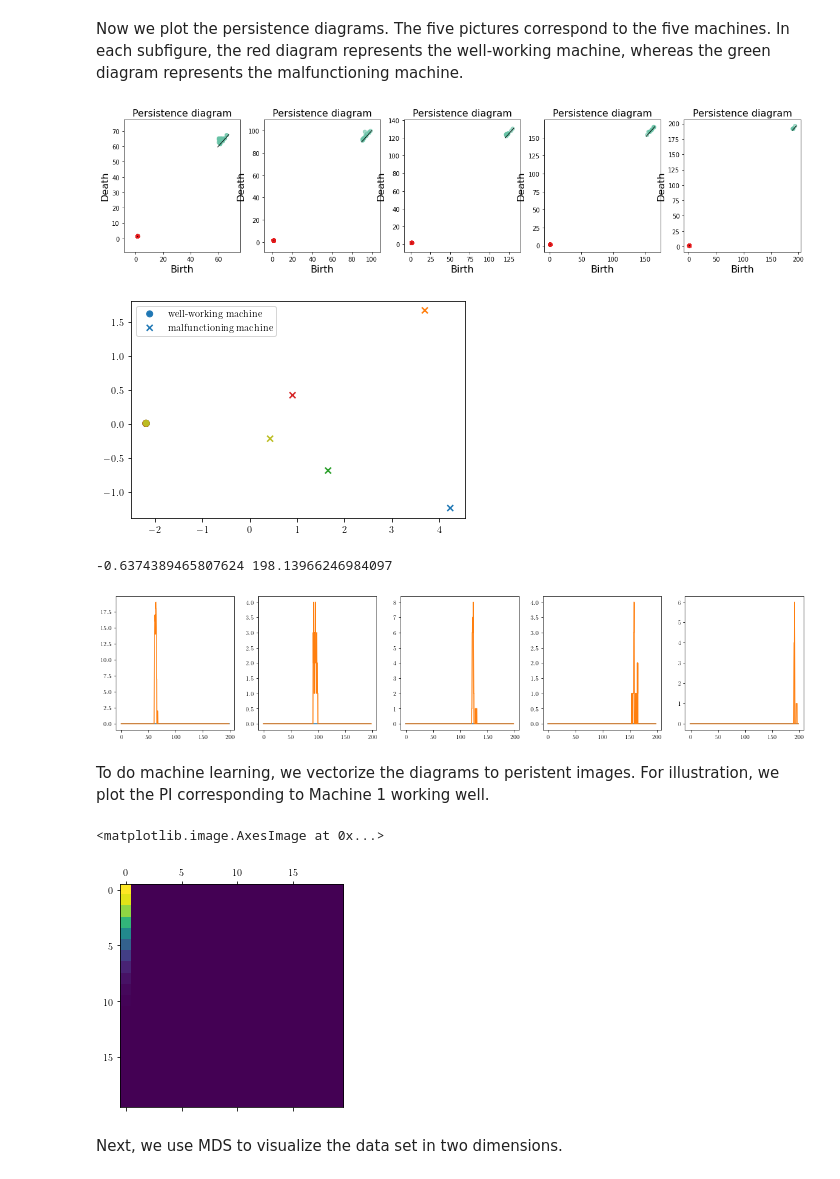
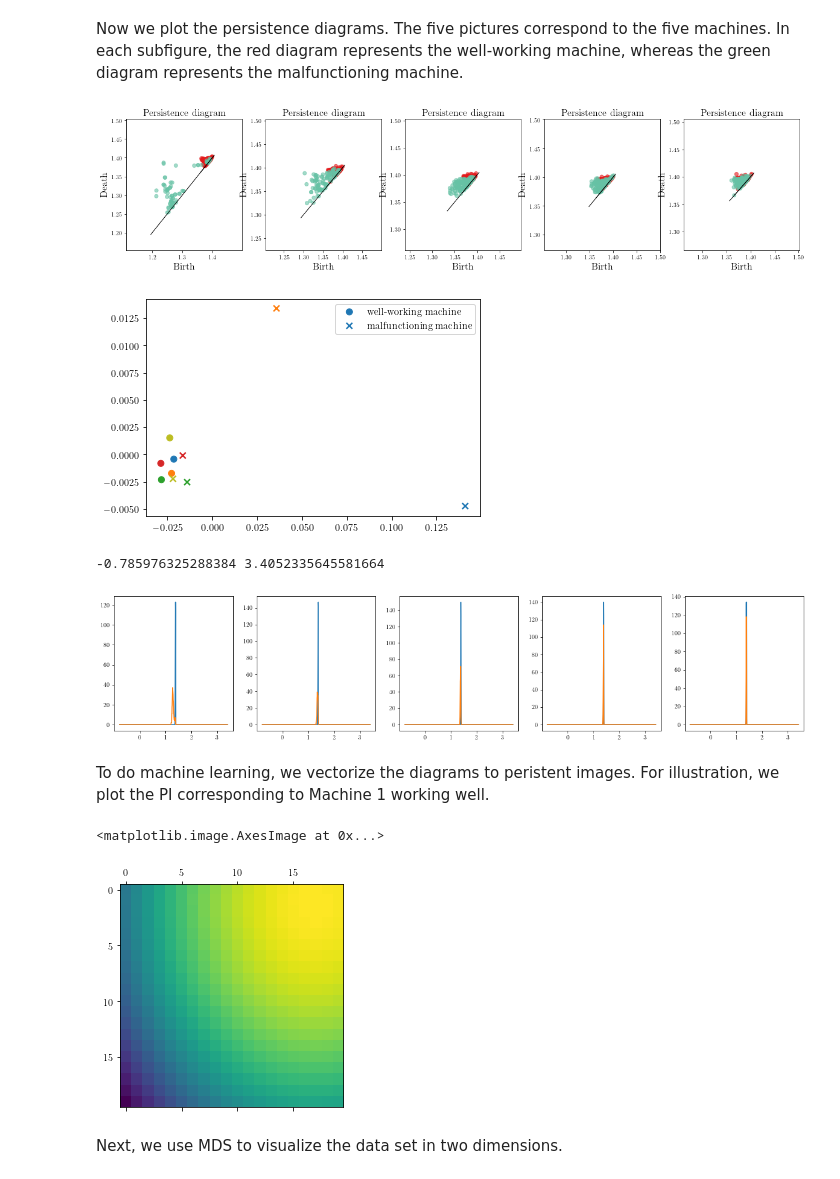
Before and after one commit to nihell/MachineSignalProcessing, a Jupyter notebook: data2_SWE.ipynb, the cells around one changed output. Cells and saved outputs as stored; diff of their text form; code cells hidden in the pictures.

```diff
--- a/data2_SWE.ipynb
+++ b/data2_SWE.ipynb
@@ -78,7 +78,7 @@ for i in range(0,len(good_point_clouds)):
     good_point_clouds[i] = good_point_clouds[i]-np.mean(good_point_clouds[i],1)[:, None]
     good_point_clouds[i] = good_point_clouds[i]/np.sqrt(np.sum(good_point_clouds[i]**2, 1))[:, None]
     bad_point_clouds[i] = bad_point_clouds[i]-np.mean(bad_point_clouds[i],1)[:, None]
-    bad_point_clouds[i] = bad_point_clouds[i]/np.sqrt(np.sum(good_point_clouds[i]**2, 1))[:, None]
+    bad_point_clouds[i] = bad_point_clouds[i]/np.sqrt(np.sum(bad_point_clouds[i]**2, 1))[:, None]
 
 print(np.array(good_point_clouds).shape)
 print(len(good_point_clouds[0]))
@@ -129,15 +133,16 @@ In each subfigure, the red diagram represents the well-working machine, whereas
 # %%
 f,axes = plt.subplots(1,len(good_pds), figsize = (20,4))
 for i in range(0,len(good_pds)):
 
     gd.plot_persistence_diagram(good_pds[i], axes=axes[i], greyblock=False)
     gd.plot_persistence_diagram(bad_pds[i], axes=axes[i],colormap=cm.Set2.colors, greyblock=False)
     #gd.plot_persistence_diagram([good_pds[i], bad_pds[i]], axes=axes[i])
-    axes[i].set_xlim((np.min(good_pds[i][:,0]-10),np.max(bad_pds[i][:,0]+10)))
-    axes[i].set_ylim((np.min(good_pds[i][:,1]-10),np.max(bad_pds[i][:,1]+10)))
+    axes[i].set_xlim((np.min(bad_pds[i][:,0]-0.1),np.max(good_pds[i][:,0]+0.1)))
+    axes[i].set_ylim((np.min(bad_pds[i][:,1]-0.1),np.max(good_pds[i][:,1]+0.1)))
+plt.savefig("PD1_VR_delay{}_dim{}.pdf".format(delay,dim))
 plt.show()
 # %% [output]
-[figure, old version]
+[figure, new version]
 # %%
 n=2
 n_most_persistent_points = np.zeros((len(good_pds)+len(bad_pds), n))
@@ -151,14 +156,14 @@ for i in range(0, len(bad_pds)):
 # %%
 f,ax = plt.subplots()
 pca = PCA(n_components=2)
-emb = pca.fit_transform(n_most_persistent_points)
+emb =  pca.fit_transform(n_most_persistent_points)
 colors = ["tab:blue","tab:orange", "tab:green", "tab:red","tab:olive"]
 ax.scatter(emb[:5,0],emb[:5,1], marker = "o", c= colors, label="well-working machine")
 ax.scatter(emb[5:,0],emb[5:,1], marker = "x", c=colors, label="malfunctioning machine")
 ax.legend()
 plt.show()
 # %% [output]
-[figure, old version]
+[figure, new version]
 # %%
 start = min([np.min(d) for d in good_pds+bad_pds])-2
 end = max([np.max(d) for d in good_pds+bad_pds])+2
@@ -173,8 +178,8 @@ for i in range(0,len(good_pds)):
     axes[i].plot(x,betti_curves[i+5])
 plt.show()
 # %% [output]
--0.6374389465807624 198.13966246984097
+-0.785976325288384 3.4052335645581664
-[figure, old version]
+[figure, new version]
 # %% [markdown]
 To do machine learning, we vectorize the diagrams to peristent images.
 For illustration, we plot the PI corresponding to Machine 1 working well.
@@ -186,7 +191,7 @@ bad_pis = pi.transform(bad_pds)
 plt.matshow(good_pis[0].reshape(pi.resolution))
 # %% [output]
 <matplotlib.image.AxesImage at 0x...>
-[figure, old version]
+[figure, new version]
 # %% [markdown]
 Next, we use MDS to visualize the data set in two dimensions.
 # %%
```
Also changed, not shown: parts of 8 cells of this notebook, 16 other files.
